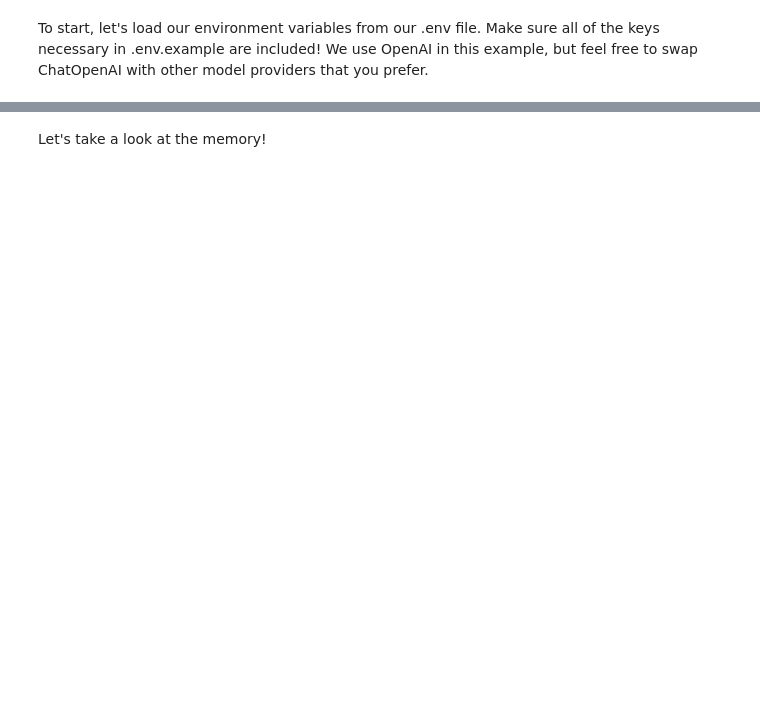
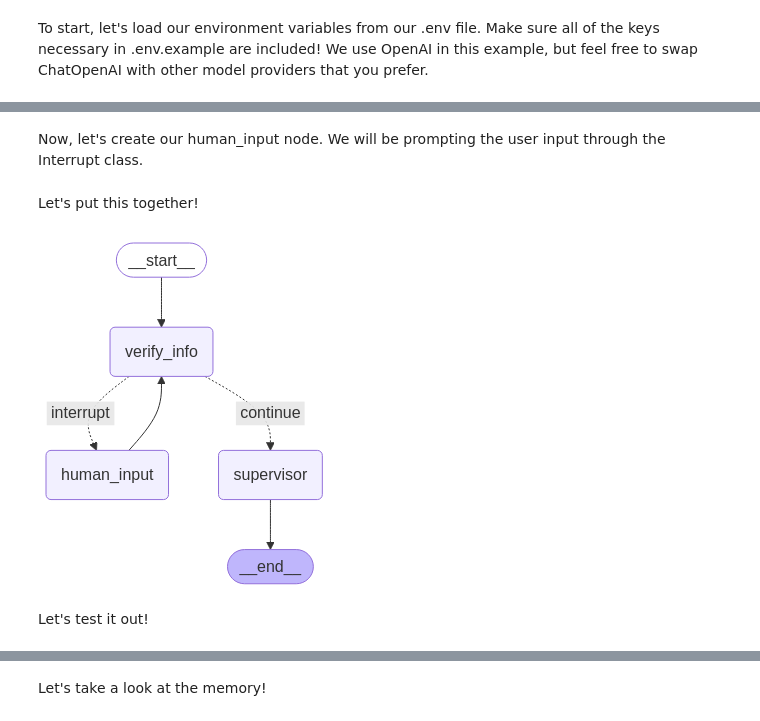
Before and after one commit to catherine-langchain/LangGraph-Multi-Agent-101, a Jupyter notebook: multi-agent-101.ipynb, the cells around one changed output, grey strips where cells are left out. Cells and saved outputs as stored; diff of their text form; code cells hidden in the pictures; blank space fills up the shorter version.

```diff
--- a/multi-agent-101.ipynb
+++ b/multi-agent-101.ipynb
@@ -585,0 +527,7 @@ System Message: It sounds like you're a fan of Coldplay! If you’d like, we can
+# %%
+question = "My customer ID is 1. How much was my most recent purchase? What albums do you have by U2?"
+thread_2 = {"configurable": {"thread_id": "5"}}
+
+result = supervisor_prebuilt.invoke({"messages": [HumanMessage(content=question)]}, config = thread_2)
+for message in result["messages"]:
+    message.pretty_print()
@@ -585,0 +650,44 @@ System Message: It sounds like you're a fan of Coldplay! If you’d like, we can
+# %% [markdown]
+Now, let's create our human_input node. We will be prompting the user input through the Interrupt class.
+# %%
+# Node
+def human_input(state: State, config: RunnableConfig):
+    """ No-op node that should be interrupted on """
+    user_input = interrupt("Please provide input.")
+    return {"messages": [user_input]}
+# %% [markdown]
+Let's put this together!
+# %%
+from langgraph.types import interrupt
+
+# conditional_edge
+def should_interrupt(state: State, config: RunnableConfig):
+    if "customer_id" in state:
+        return "continue"
+    else:
+        return "interrupt"
+# %%
+# Add nodes
+multi_agent_verify = StateGraph(State)
+multi_agent_verify.add_node("verify_info", verify_info)
+multi_agent_verify.add_node("human_input", human_input)
+multi_agent_verify.add_node("supervisor", supervisor_prebuilt)
+
+multi_agent_verify.add_edge(START, "verify_info")
+multi_agent_verify.add_conditional_edges(
+    "verify_info",
+    should_interrupt,
+    {
+        "continue": "supervisor",
+        "interrupt": "human_input",
+    },
+)
+multi_agent_verify.add_edge("human_input", "verify_info")
+multi_agent_verify.add_edge("supervisor", END)
+multi_agent_verify_graph = multi_agent_verify.compile(name="multi_agent_verify", checkpointer=checkpointer, store=in_memory_store)
+
+display(Image(multi_agent_verify_graph.get_graph().draw_mermaid_png()))
+# %% [output]
+[figure, added]
+# %% [markdown]
+Let's test it out!
```
Also changed, not shown: parts of 132 cells of this notebook, 9 other files.
